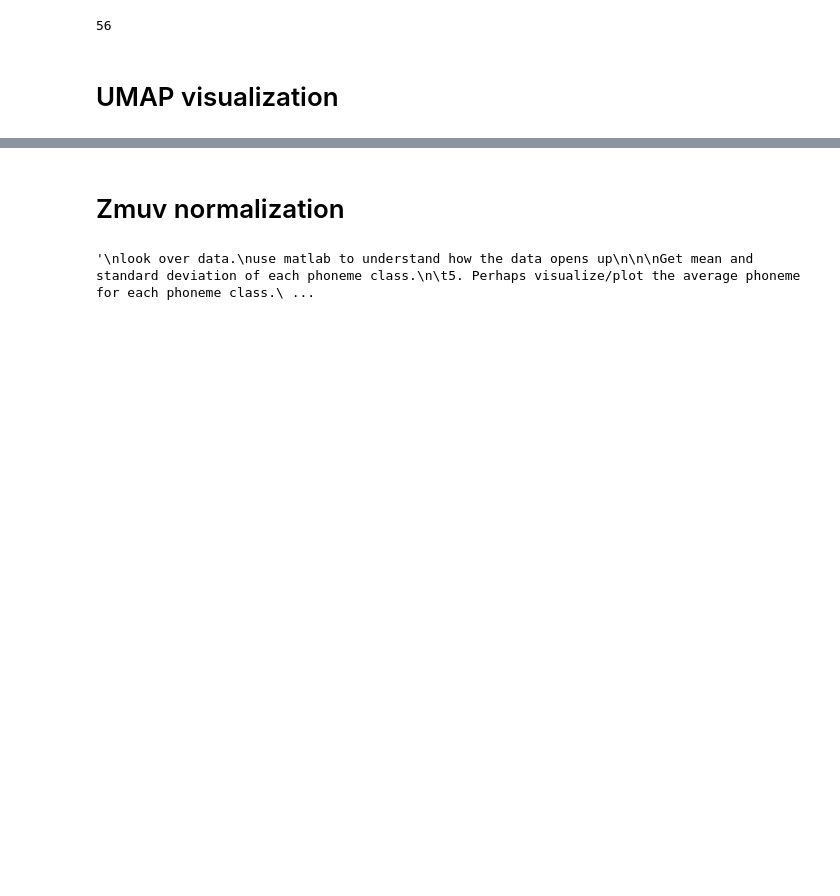
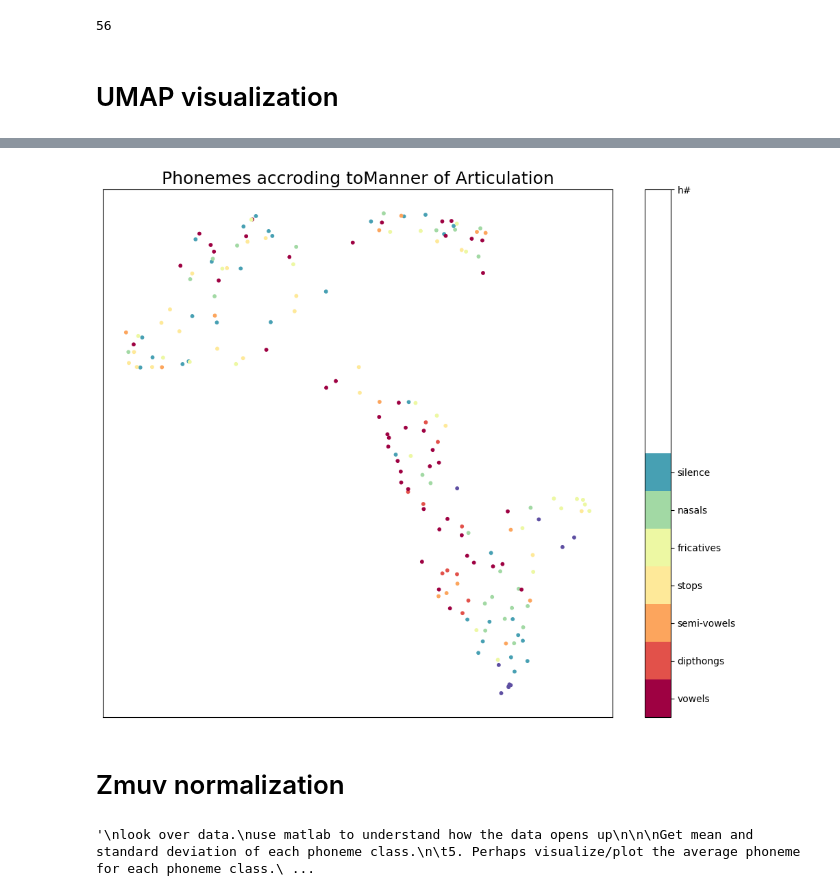
Before and after one commit to SasheO/DukeREU, a Jupyter notebook: Task 3 - zmuv.ipynb, the cells around one changed output, grey strips where cells are left out. Cells and saved outputs as stored; diff of their text form; code cells hidden in the pictures; blank space fills up the shorter version.

```diff
--- a/Task 3 - zmuv.ipynb
+++ b/Task 3 - zmuv.ipynb
@@ -272,3 +285,15 @@ plt.show()
+# %%
+manner_of_articulation_map = {"vowels":{"iy","ih", 'eh', 'ae', 'aa', 'ah', 'ao', 'uh', 'uw', 'ux', 'ax', 'ax-h', 'ix'},
+                             "dipthongs":{'ey', 'aw', 'ay', 'oy', 'ow'},
+                             "semi-vowels": {'l', 'el', 'r', 'w', 'y', 'er', 'axr'},
+                             "stops": {'b', 'd', 'g', 'p', 't', 'k', 'jh', 'ch'},
+                             "fricatives": {'s', 'sh', 'z', 'zh', 'f', 'th', 'v', 'dh', 'hh', 'hv'},
+                             "nasals": {'m', 'em', 'n', 'nx', 'ng', 'eng', 'en'},
+                             "silence": {'dx', 'bcl', 'dcl', 'gcl', 'pcl', 'tcl', 'kcl', 'h', 'pau', 'epi', 'q'},
+                             "h#": {"h#"}}
+plot_umap(files_searching, weighted_average_phoneme_length, manner_of_articulation_map, "Manner of Articulation")
+# %% [output]
+[figure, added]
 # %% [markdown]
 # Zmuv normalization
 # %%
```
Also changed, not shown: parts of 8 cells of this notebook.
